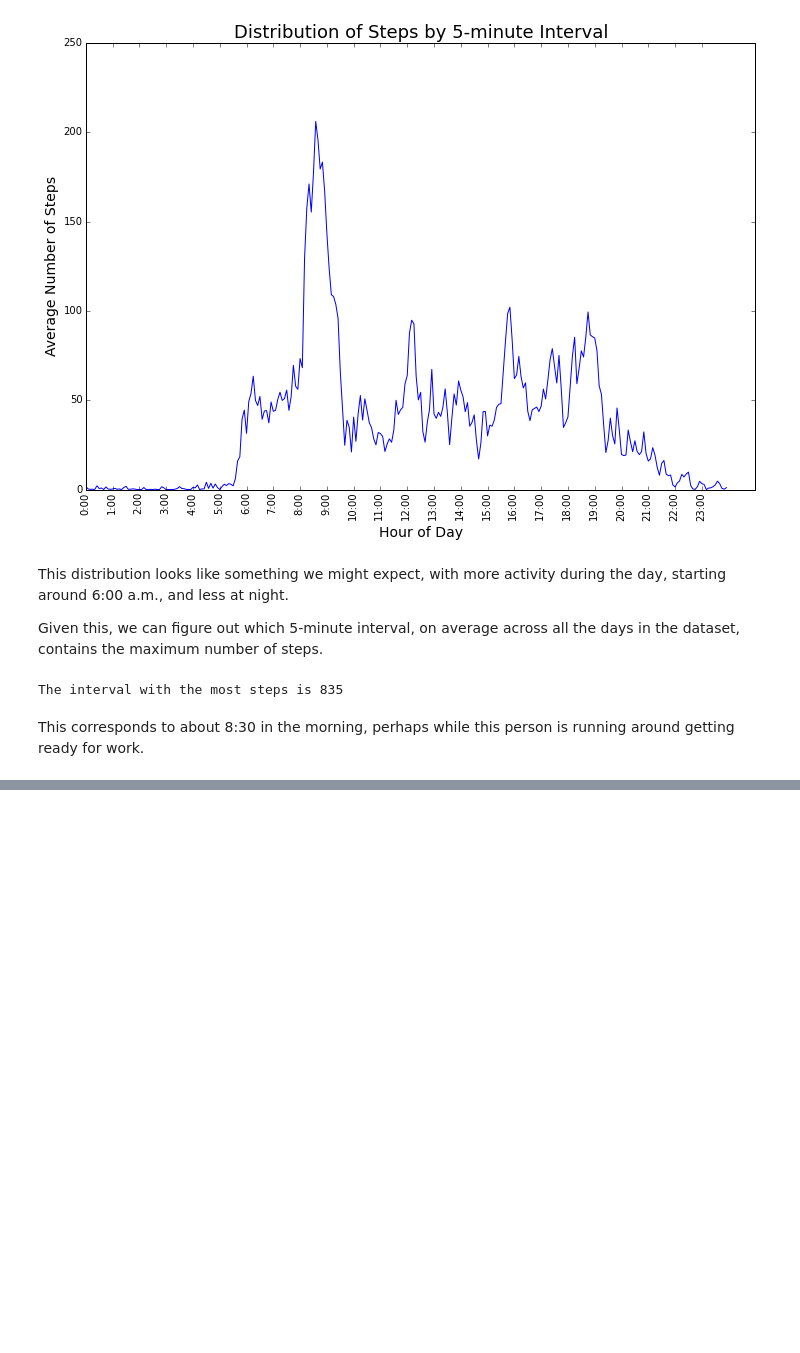
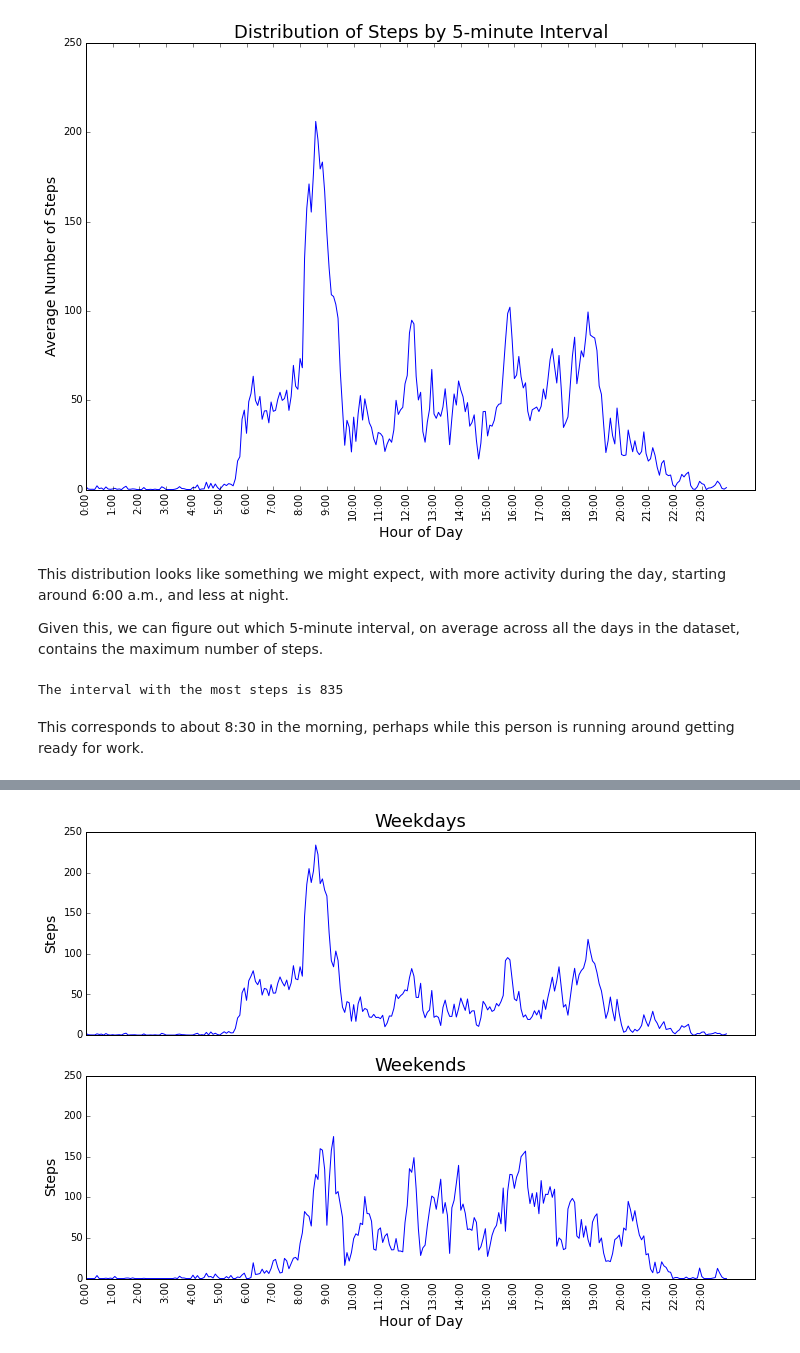
Before and after one commit to bradmager/StepMonitoringSystem, a Jupyter notebook: StepMonitoring.ipynb, the cells around one changed output, grey strips where cells are left out. Drawn from its saved outputs; the diff is of its cells as text; code cells hidden in the pictures; blank space fills up the shorter version.

Commit message:
First pass at separate graphs for weekends and weekdays

```diff
--- a/StepMonitoring.ipynb
+++ b/StepMonitoring.ipynb
@@ -8,6 +8,7 @@ import pandas as pd
 import matplotlib.pyplot as plt
 # %%
 step_data = pd.read_csv('Data/activity.csv')
+step_data['date'] = pd.to_datetime(step_data['date'])
 
 step_data.head()
 # %% [output]
@@ -94,0 +96,42 @@ This corresponds to about 8:30 in the morning, perhaps while this person is runn
+# %%
+# Create a new column called 'weekday' that holds a number representing
+# the day of the week, Monday=0, Sunday=6. Then get separate data frames
+# based on the days of the week.
+step_data['weekday'] = step_data['date'].apply(lambda x: x.weekday())
+weekdays = step_data[step_data['weekday'] < 5]
+weekends = step_data[step_data['weekday'] >= 5]
+
+# Get the mean number of steps grouped by 5-minute interval
+average_steps_weekdays = weekdays.groupby('interval').mean()['steps']
+average_steps_weekends = weekends.groupby('interval').mean()['steps']
+
+%matplotlib inline
+fig, (ax1, ax2) = plt.subplots(nrows=2, figsize=(12, 8))
+
+ax1.plot(average_steps_weekdays)
+ax1.set_title('Weekdays', size=18)
+ax1.set_ylim([0,250])
+ax1.set_ylabel('Steps', size=14)
+# plt.tick_params(axis='x',which='both',bottom='off',top='off')
+# plt.gca().xaxis.set_major_locator(plt.NullLocator())
+ax1.xaxis.set_ticks_position('none')
+
+ax2.plot(average_steps_weekends)
+ax2.set_title('Weekends', size=18)
+ax2.set_ylim([0,250])
+ax2.set_xlabel('Hour of Day', size=14)
+ax2.set_ylabel('Steps', size=14)
+
+ax2.set_xticks(np.arange(0,288,12))
+ax2.set_xticklabels(['0:00','1:00','2:00','3:00','4:00','5:00',
+                    '6:00','7:00','8:00','9:00','10:00','11:00',
+                    '12:00','13:00','14:00','15:00','16:00','17:00',
+                    '18:00','19:00','20:00','21:00','22:00','23:00'], rotation=90)
+plt.setp(ax1.get_xticklabels(), visible=False)
+# plt.tick_params(axis='x',which='both',bottom='off',top='off')
+# plt.gca().xaxis.set_major_locator(plt.NullLocator())
+ax2.xaxis.set_ticks_position('none')
+
+plt.show()
+# %% [output]
+[figure, added]
```
Also changed, not shown: parts of 3 cells of this notebook.
